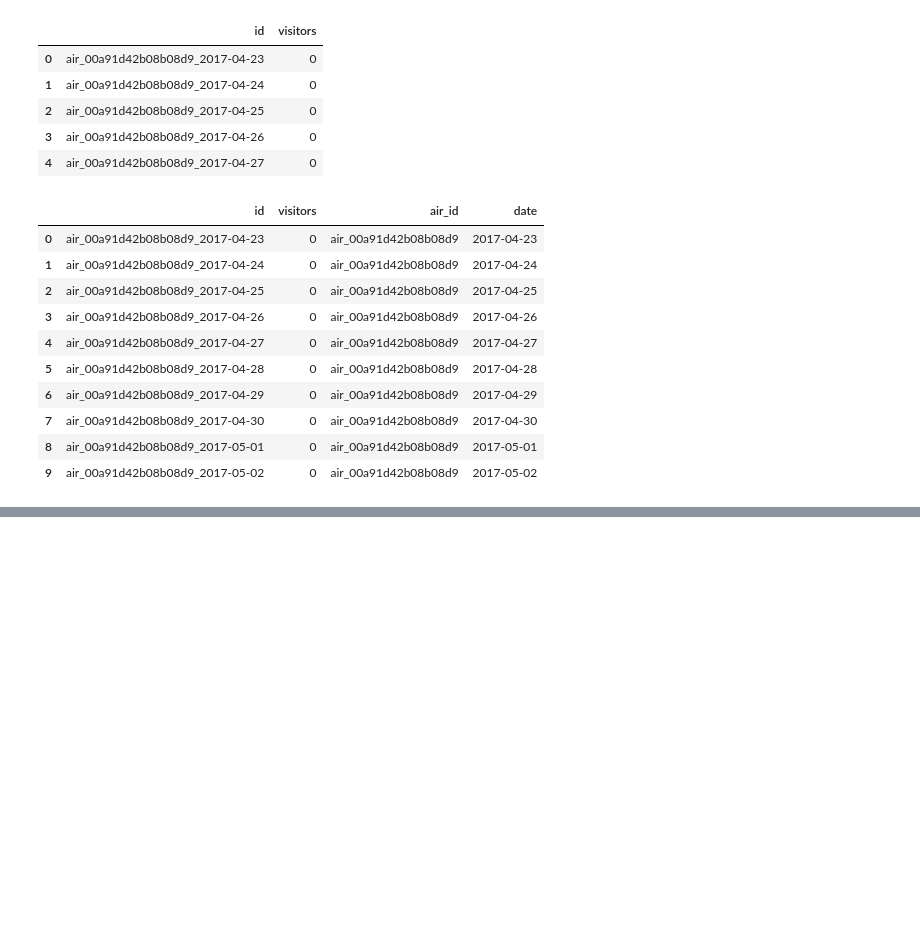
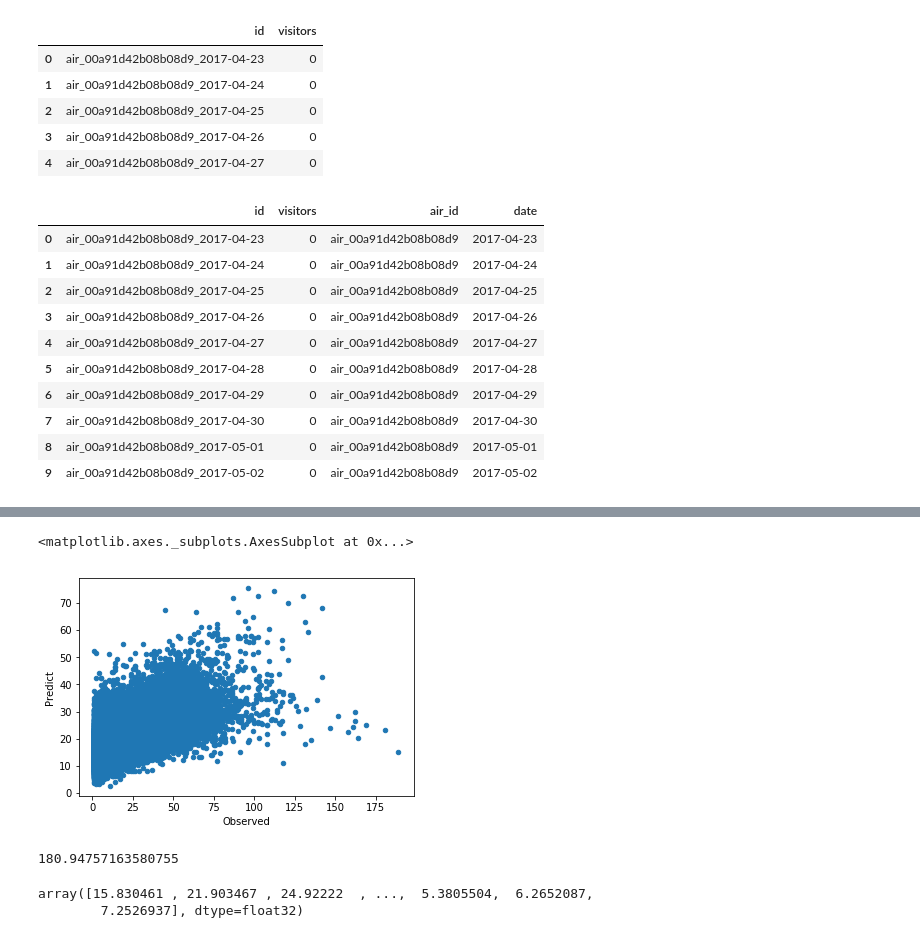
Before and after one commit to dongzhang84/Kaggle, a Jupyter notebook: Restaurant_Visitor_Forecasting/Visitor_forecasting_v1.ipynb, the cells around one changed output, grey strips where cells are left out. Cells and saved outputs as stored; diff of their text form; code cells hidden in the pictures; blank space fills up the shorter version.

```diff
--- a/Restaurant_Visitor_Forecasting/Visitor_forecasting_v1.ipynb
+++ b/Restaurant_Visitor_Forecasting/Visitor_forecasting_v1.ipynb
@@ -466,0 +709,5 @@ air_id_list = list(df_submission.air_id.unique())
+# %%
+X_train, X_valid, y_train, y_valid = train_test_split(X_train, y_train, test_size=0.2)
+# %%
+xgb_params = {'eta': 0.02, 'max_depth': 4, 'subsample': 0.9, 'colsample_bytree': 0.9, 'seed': 99, 'silent': True}
+model_xgb = xgb.XGBRegressor(n_estimators=360, learning_rate=0.1, **xgb_params) #the params were tuned using xgb.cv
@@ -466,0 +724,2 @@ air_id_list = list(df_submission.air_id.unique())
+# %%
+model_xgb.fit(X_train, y_train)
@@ -466,0 +734,19 @@ air_id_list = list(df_submission.air_id.unique())
+# %%
+df_valid = pd.DataFrame({'Predict':list(model_xgb.predict(X_valid)), 'Observed': y_valid})
+# %%
+df_valid[df_valid.Observed < 200].plot(x = "Observed", y = "Predict", kind = "scatter")
+# %% [output]
+<matplotlib.axes._subplots.AxesSubplot at 0x...>
+[figure, added]
+# %%
+from sklearn.metrics import mean_squared_error
+
+mean_squared_error(df_valid.Observed, df_valid.Predict)
+# %% [output]
+180.94757163580755
+# %%
+X_test = df_test.values
+model_xgb.predict(X_test)
+# %% [output]
+array([15.830461 , 21.903467 , 24.92222  , ...,  5.3805504,  6.2652087,
+        7.2526937], dtype=float32)
```
Also changed, not shown: parts of 44 cells of this notebook.
